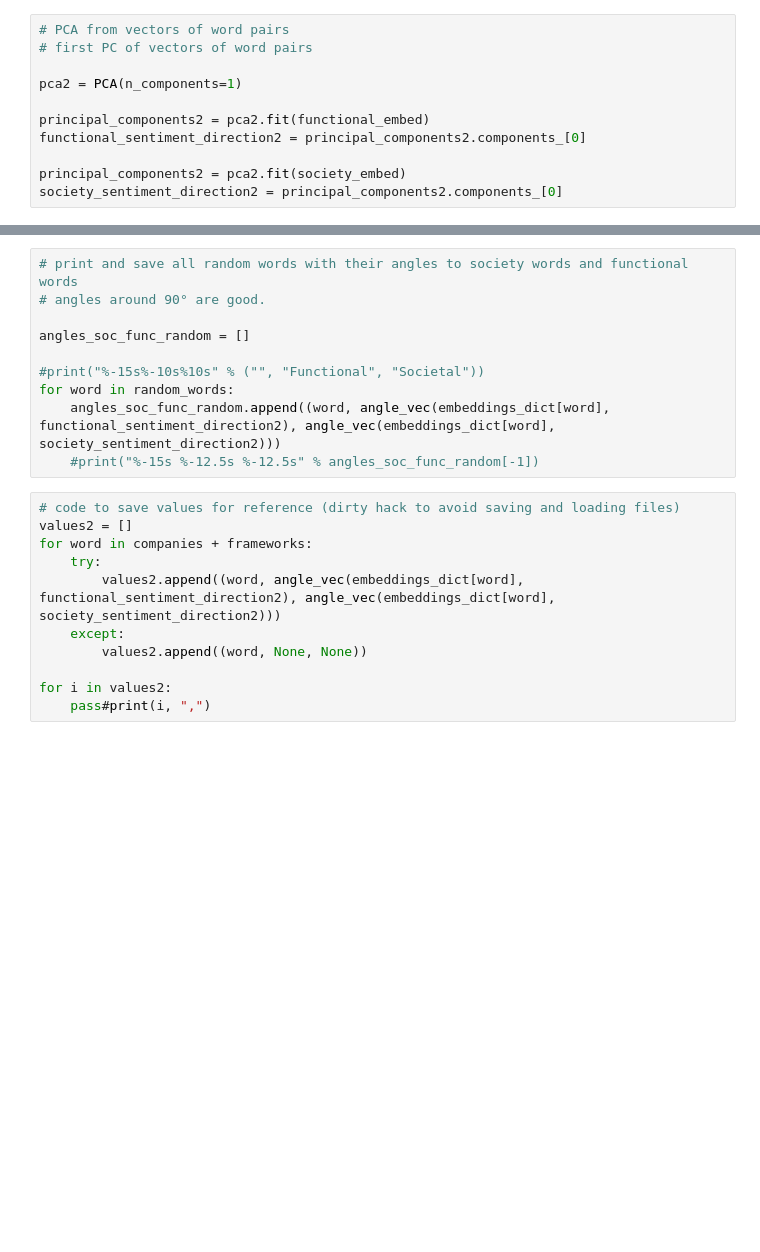
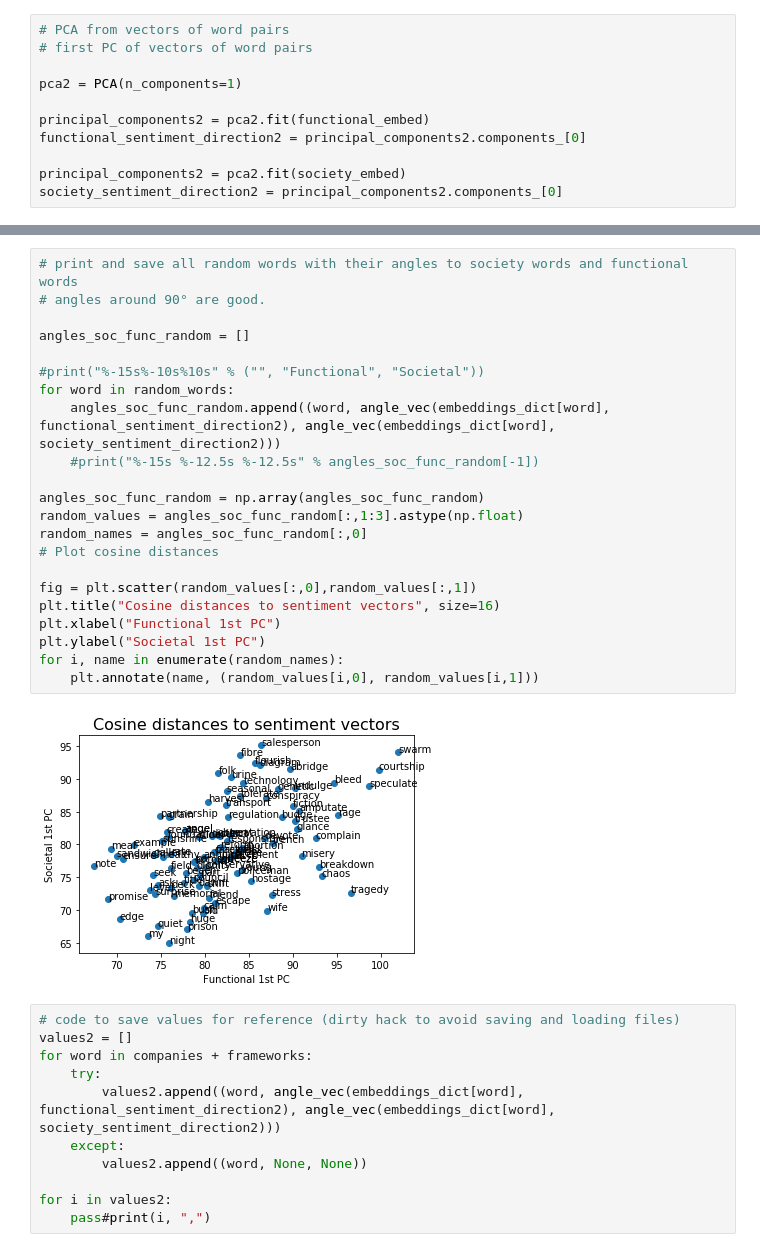
Before and after one commit to flono/BiasInWordEmbeddings, a Jupyter notebook: WordEmbeddings.ipynb, the cells around one changed output, grey strips where cells are left out. Cells and saved outputs as stored; diff of their text form; blank space fills up the shorter version.

```diff
--- a/WordEmbeddings.ipynb
+++ b/WordEmbeddings.ipynb
@@ -522,13 +520,27 @@ gensim
 # %%
 # print and save all random words with their angles to society words and functional words
 # angles around 90° are good.
 
 angles_soc_func_random = []
 
 #print("%-15s%-10s%10s" % ("", "Functional", "Societal"))
 for word in random_words:
     angles_soc_func_random.append((word, angle_vec(embeddings_dict[word], functional_sentiment_direction2), angle_vec(embeddings_dict[word], society_sentiment_direction2)))
     #print("%-15s %-12.5s %-12.5s" % angles_soc_func_random[-1])
+
+angles_soc_func_random = np.array(angles_soc_func_random)
+random_values = angles_soc_func_random[:,1:3].astype(np.float)
+random_names = angles_soc_func_random[:,0]
+# Plot cosine distances
+
+fig = plt.scatter(random_values[:,0],random_values[:,1])
+plt.title("Cosine distances to sentiment vectors", size=16)
+plt.xlabel("Functional 1st PC")
+plt.ylabel("Societal 1st PC")
+for i, name in enumerate(random_names):
+    plt.annotate(name, (random_values[i,0], random_values[i,1]))
+# %% [output]
+[figure, added]
 # %%
 # code to save values for reference (dirty hack to avoid saving and loading files)
 values2 = []
```
Also changed, not shown: parts of 6 cells of this notebook.
